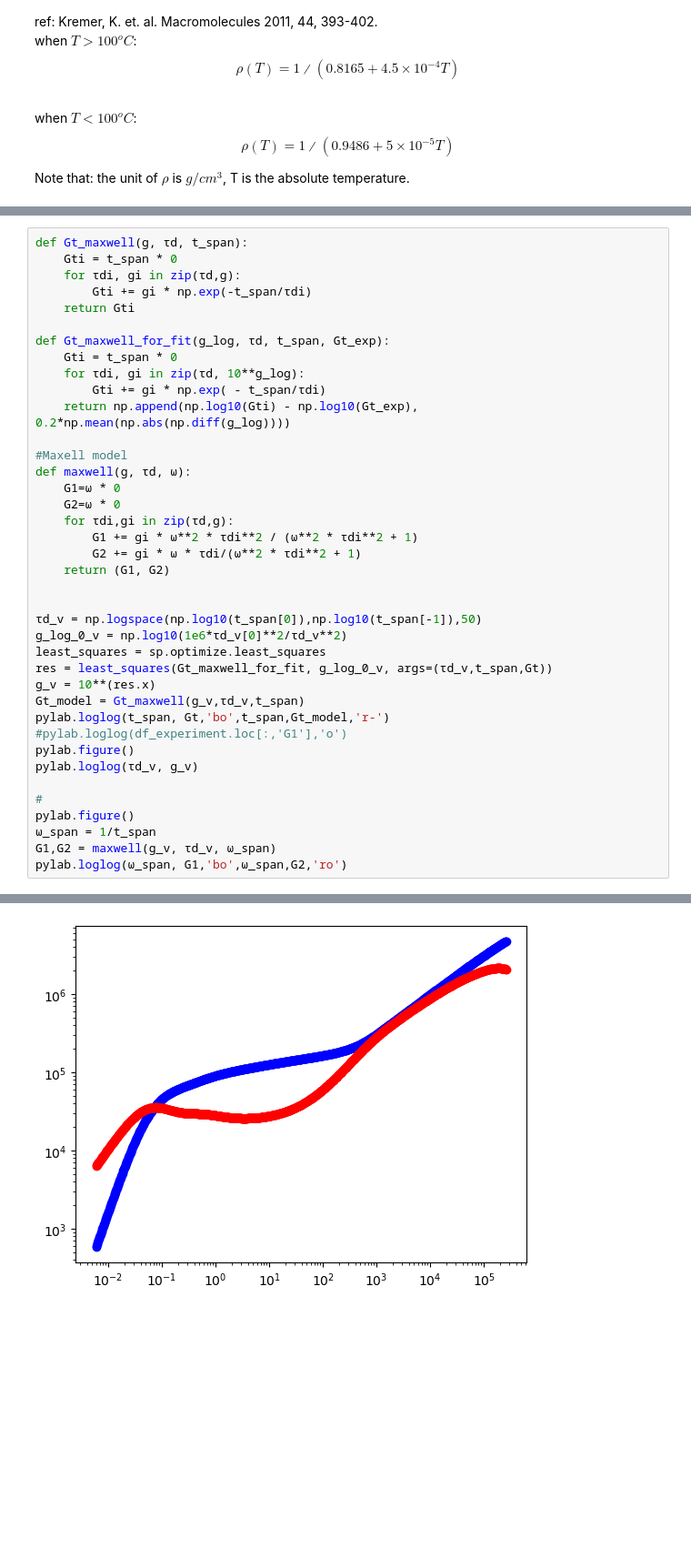
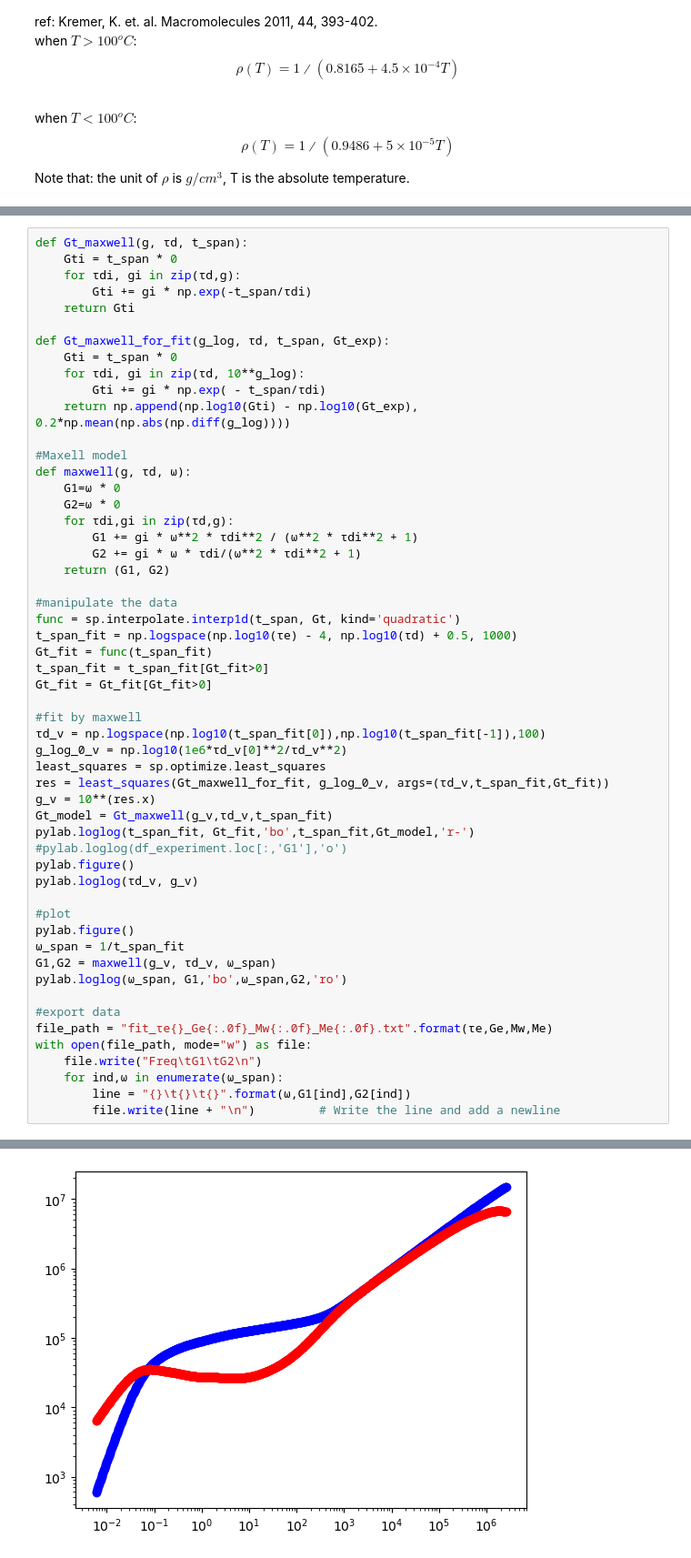
Before and after one commit to libenke/LM_Model, a Jupyter notebook: LM Model.ipynb, the cells around one changed output, grey strips where cells are left out. Shown at 91% size. Cells and saved outputs as stored; diff of their text form; blank space fills up the shorter version.

```diff
--- a/LM Model.ipynb
+++ b/LM Model.ipynb
@@ -161,21 +161,36 @@ def maxwell(g, τd, ω):
         G2 += gi * ω * τdi/(ω**2 * τdi**2 + 1)
     return (G1, G2)
 
+#manipulate the data
+func = sp.interpolate.interp1d(t_span, Gt, kind='quadratic')
+t_span_fit = np.logspace(np.log10(τe) - 4, np.log10(τd) + 0.5, 1000)
+Gt_fit = func(t_span_fit)
+t_span_fit = t_span_fit[Gt_fit>0]
+Gt_fit = Gt_fit[Gt_fit>0]
 
-τd_v = np.logspace(np.log10(t_span[0]),np.log10(t_span[-1]),50)
+#fit by maxwell
+τd_v = np.logspace(np.log10(t_span_fit[0]),np.log10(t_span_fit[-1]),100)
 g_log_0_v = np.log10(1e6*τd_v[0]**2/τd_v**2)
 least_squares = sp.optimize.least_squares
-res = least_squares(Gt_maxwell_for_fit, g_log_0_v, args=(τd_v,t_span,Gt))
+res = least_squares(Gt_maxwell_for_fit, g_log_0_v, args=(τd_v,t_span_fit,Gt_fit))
 g_v = 10**(res.x)
-Gt_model = Gt_maxwell(g_v,τd_v,t_span)
-pylab.loglog(t_span, Gt,'bo',t_span,Gt_model,'r-')
+Gt_model = Gt_maxwell(g_v,τd_v,t_span_fit)
+pylab.loglog(t_span_fit, Gt_fit,'bo',t_span_fit,Gt_model,'r-')
 #pylab.loglog(df_experiment.loc[:,'G1'],'o')
 pylab.figure()
 pylab.loglog(τd_v, g_v)
 
-#
+#plot
 pylab.figure()
-ω_span = 1/t_span
+ω_span = 1/t_span_fit
 G1,G2 = maxwell(g_v, τd_v, ω_span)
 pylab.loglog(ω_span, G1,'bo',ω_span,G2,'ro')
+
+#export data
+file_path = "fit_τe{}_Ge{:.0f}_Mw{:.0f}_Me{:.0f}.txt".format(τe,Ge,Mw,Me)
+with open(file_path, mode="w") as file:
+    file.write("Freq\tG1\tG2\n")
+    for ind,ω in enumerate(ω_span):
+        line = "{}\t{}\t{}".format(ω,G1[ind],G2[ind])
+        file.write(line + "\n")         # Write the line and add a newline
 # %% [output]
@@ -186 +199 @@ pylab.loglog(ω_span, G1,'bo',ω_span,G2,'ro')
-[figure, old version]
+[figure, new version]
```
Also changed, not shown: parts of 2 cells of this notebook.
